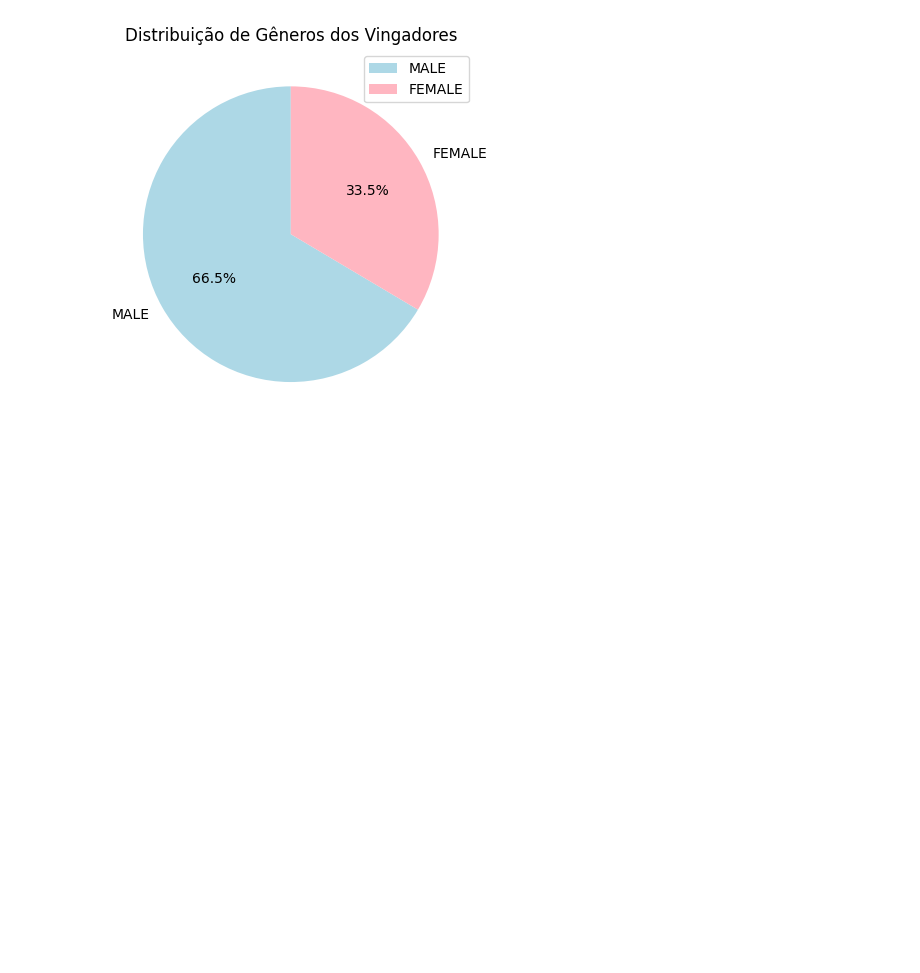
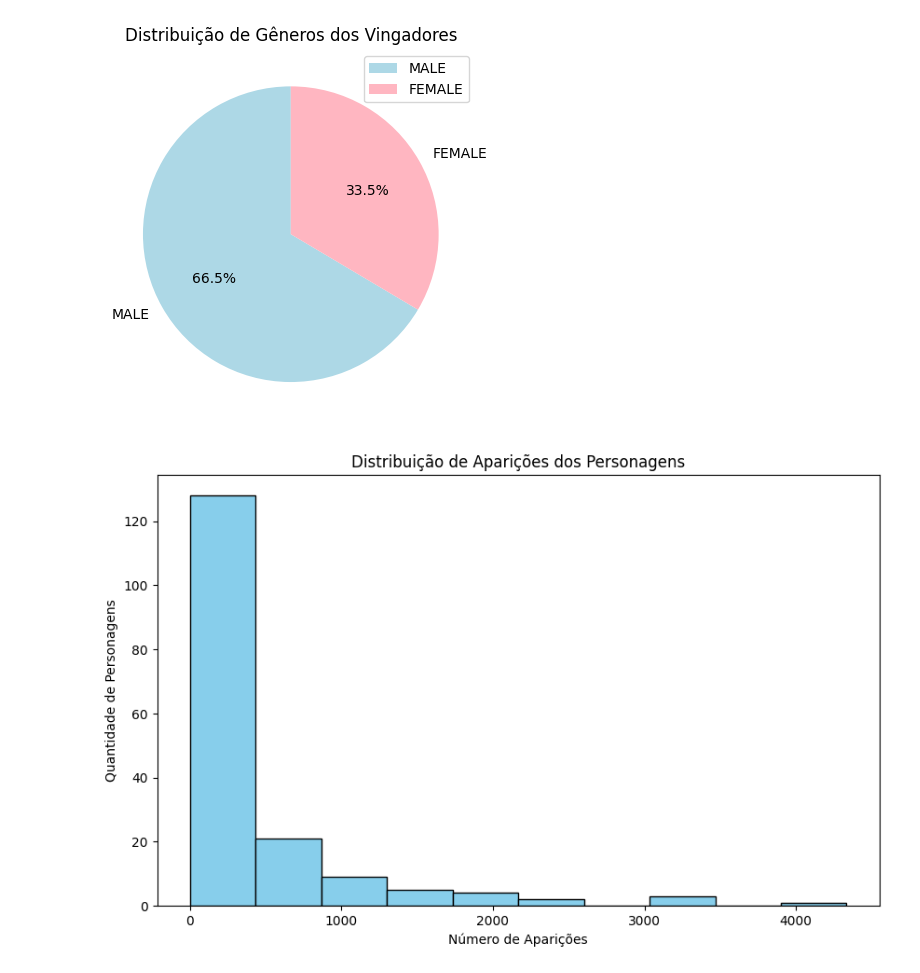
Before and after one commit to Israella/Analise_Vingadores, a Jupyter notebook: teste.ipynb, the cells around one changed output. Drawn from its saved outputs; the diff is of its cells as text; code cells hidden in the pictures; blank space fills up the shorter version.

```diff
--- a/teste.ipynb
+++ b/teste.ipynb
@@ -71,3 +72,13 @@ plt.ylabel('')  # remove o label do eixo y
 plt.show()      # mostra o gráfico
 # %% [output]
 [figure]
+# %%
+# Distribuição da coluna Appearances - variavel numerica - histograma
+plt.figure(figsize=(10,6))
+plt.hist(df['Appearances'], bins=10, color='skyblue', edgecolor='black')
+plt.title('Distribuição de Aparições dos Personagens')
+plt.xlabel('Número de Aparições')
+plt.ylabel('Quantidade de Personagens')
+plt.show()
+# %% [output]
+[figure, added]
```
Also changed, not shown: parts of 3 cells of this notebook, 1 other file.
